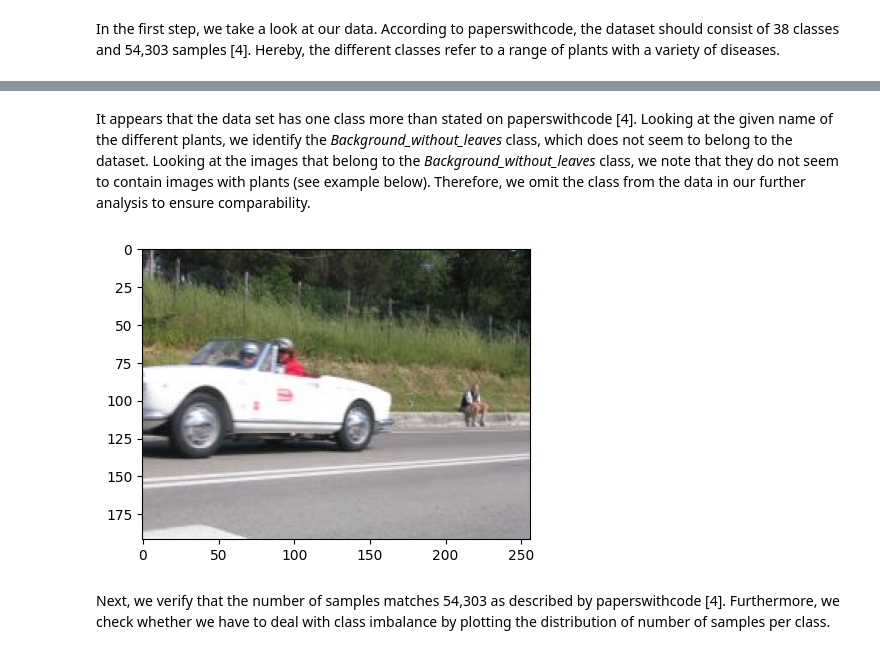
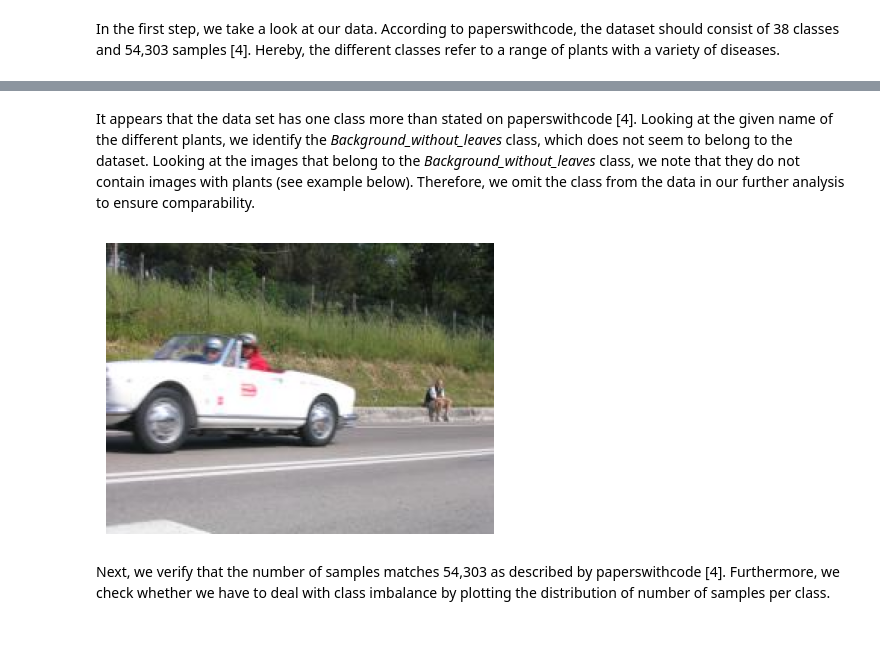
Before and after one commit to alextdnreb/industrial_applications_of_ai, a Jupyter notebook: 1_explore_and_prepare.ipynb, the cells around one changed output, grey strips where cells are left out. Cells and saved outputs as stored; diff of their text form; code cells hidden in the pictures.

Commit message:
current state

```diff
--- a/explore_and_prepare.ipynb
+++ b/1_explore_and_prepare.ipynb
@@ -39,15 +37,16 @@ Different plants in the dataset:  {'Raspberry', 'Strawberry', 'Orange', 'Peach',
 Number of different plants in the dataset:  15
 # %% [markdown]
-It appears that the data set has one class more than stated on paperswithcode \[4\]. Looking at the given name of the different plants, we identify the *Background_without_leaves* class, which does not seem to belong to the dataset. Looking at the images that belong to the *Background_without_leaves* class, we note that they do not seem to contain images with plants (see example below). Therefore, we omit the class from the data in our further analysis to ensure comparability.
+It appears that the data set has one class more than stated on paperswithcode \[4\]. Looking at the given name of the different plants, we identify the *Background_without_leaves* class, which does not seem to belong to the dataset. Looking at the images that belong to the *Background_without_leaves* class, we note that they do not contain images with plants (see example below). Therefore, we omit the class from the data in our further analysis to ensure comparability.
 # %%
 plt.figure(figsize=(5, 5))
 plt.imshow(Image.open(f"{BASE_DATA_PATH}/Background_without_leaves/image (1).jpg"))
+plt.axis("off")
 plt.show()
 class_directories = list(
     filter(lambda dir: dir != "Background_without_leaves", class_directories)
 )
 # %% [output]
-[figure, old version]
+[figure, new version]
 # %% [markdown]
 Next, we verify that the number of samples matches 54,303 as described by paperswithcode [4]. Furthermore, we check whether we have to deal with class imbalance by plotting the distribution of number of samples per class.
 # %%
```
Also changed, not shown: parts of 4 cells of this notebook, 7 other files.
